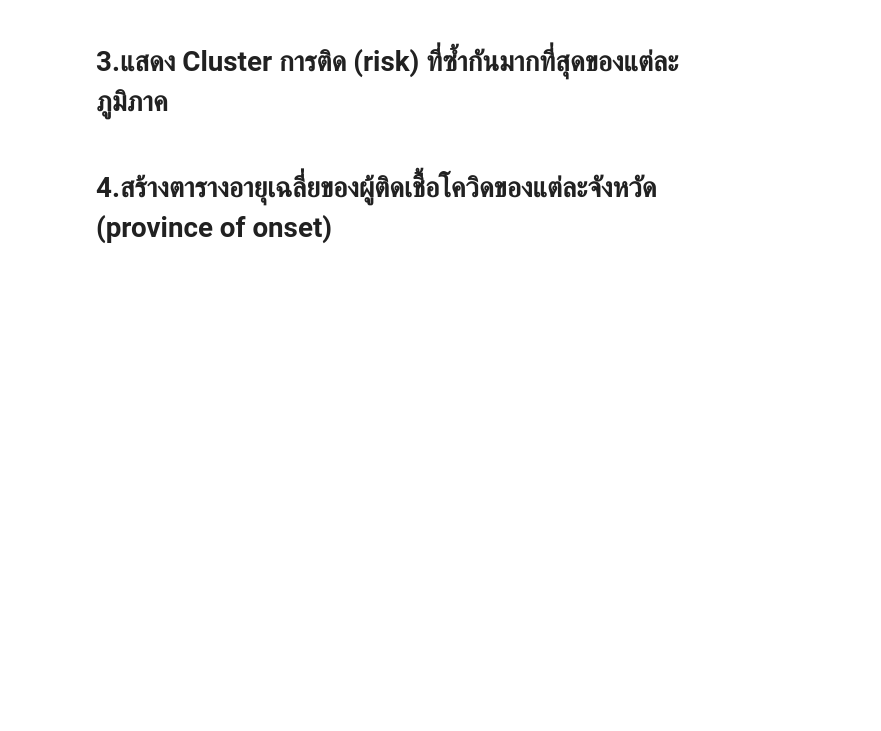
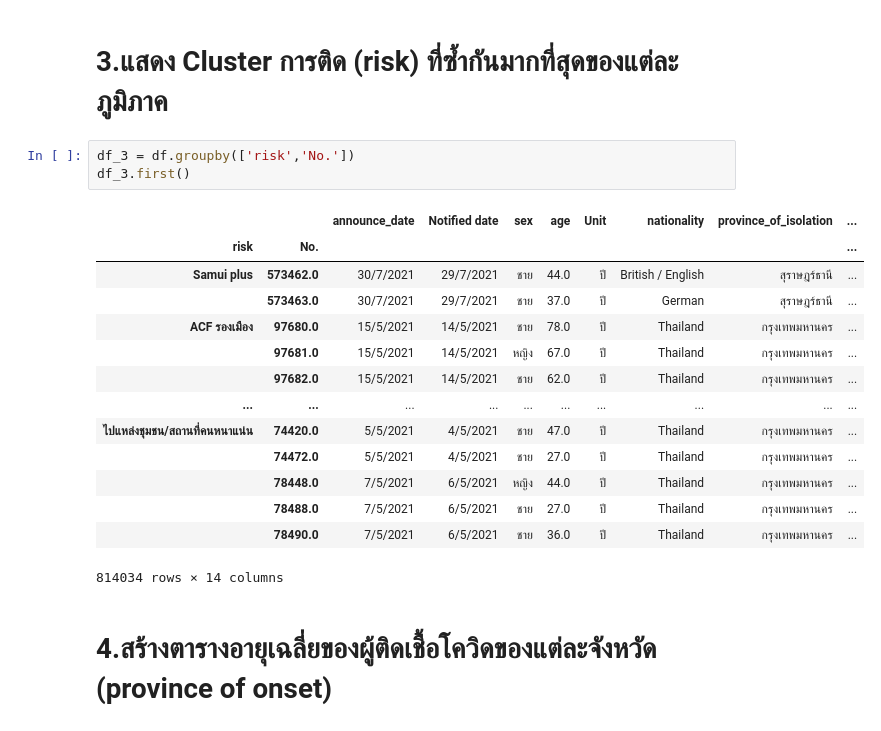
Before and after one commit to ThanikPimpiban/data_viz_2022, a Jupyter notebook: BasicPython&DataViz_midterm2022.ipynb, the cells around one changed output. Cells and saved outputs as stored; diff of their text form; blank space fills up the shorter version.

```diff
--- a/BasicPython&DataViz_midterm2022.ipynb
+++ b/BasicPython&DataViz_midterm2022.ipynb
@@ -224,4 +403,22 @@ df.shape
 # %% [markdown]
 # 3.แสดง Cluster การติด (risk) ที่ซ้ำกันมากที่สุดของแต่ละภูมิภาค
+# %%
+df_3 = df.groupby(['risk','No.'])
+df_3.first()
+# %% [output]
+|  |  | announce_date | Notified date | sex | age | Unit | nationality | province_of_isolation | ... |
+| risk | No. |  |  |  |  |  |  |  | ... |
+| Samui plus | 573462.0 | 30/7/2021 | 29/7/2021 | ชาย | 44.0 | ปี | British / English | สุราษฎร์ธานี | ... |
+|  | 573463.0 | 30/7/2021 | 29/7/2021 | ชาย | 37.0 | ปี | German | สุราษฎร์ธานี | ... |
+| ACF รองเมือง | 97680.0 | 15/5/2021 | 14/5/2021 | ชาย | 78.0 | ปี | Thailand | กรุงเทพมหานคร | ... |
+|  | 97681.0 | 15/5/2021 | 14/5/2021 | หญิง | 67.0 | ปี | Thailand | กรุงเทพมหานคร | ... |
+|  | 97682.0 | 15/5/2021 | 14/5/2021 | ชาย | 62.0 | ปี | Thailand | กรุงเทพมหานคร | ... |
+| ... | ... | ... | ... | ... | ... | ... | ... | ... | ... |
+| ไปแหล่งชุมชน/สถานที่คนหนาแน่น | 74420.0 | 5/5/2021 | 4/5/2021 | ชาย | 47.0 | ปี | Thailand | กรุงเทพมหานคร | ... |
+|  | 74472.0 | 5/5/2021 | 4/5/2021 | ชาย | 27.0 | ปี | Thailand | กรุงเทพมหานคร | ... |
+|  | 78448.0 | 7/5/2021 | 6/5/2021 | หญิง | 44.0 | ปี | Thailand | กรุงเทพมหานคร | ... |
+|  | 78488.0 | 7/5/2021 | 6/5/2021 | ชาย | 27.0 | ปี | Thailand | กรุงเทพมหานคร | ... |
+|  | 78490.0 | 7/5/2021 | 6/5/2021 | ชาย | 36.0 | ปี | Thailand | กรุงเทพมหานคร | ... |
+814034 rows × 14 columns
 # %% [markdown]
 # 4.สร้างตารางอายุเฉลี่ยของผู้ติดเชื้อโควิดของแต่ละจังหวัด (province of onset)
```
Also changed, not shown: parts of 16 cells of this notebook.
